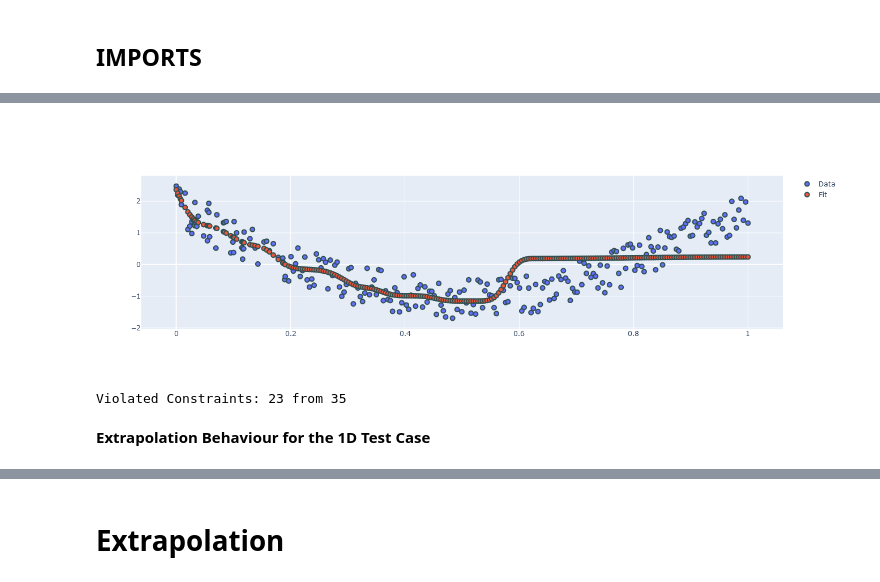
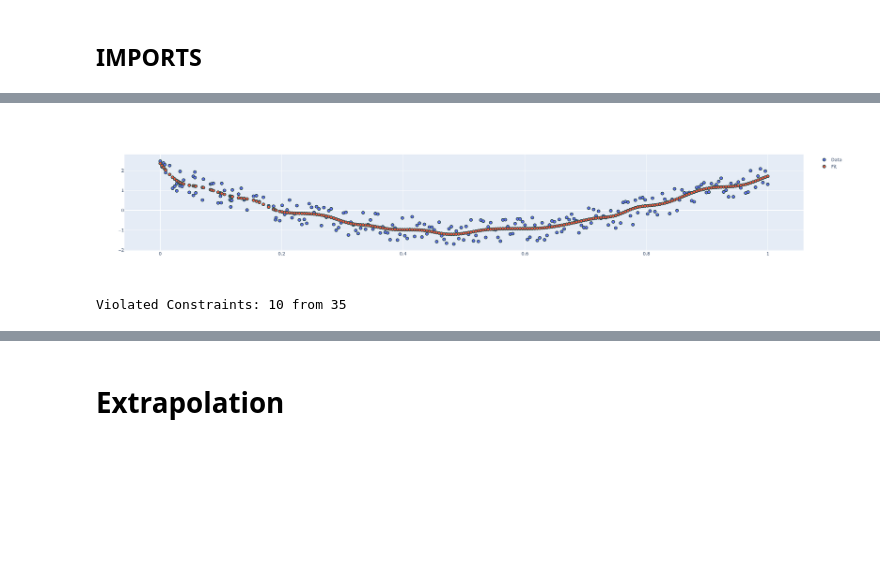
Before and after one commit to j-cap/Master-Thesis, a Jupyter notebook: Code/SplinesInPython/Testing_and_Typing.ipynb, the cells around one changed output, grey strips where cells are left out. Drawn from its saved outputs; the diff is of its cells as text; code cells hidden in the pictures; blank space fills up the shorter version.

```diff
--- a/Code/SplinesInPython/Testing_and_Typing.ipynb
+++ b/Code/SplinesInPython/Testing_and_Typing.ipynb
@@ -72,34 +40,32 @@ y.shape
 # %%
 # try CV on 1-d dataset
 
 # generate data
 np.random.seed(42)
 x_dense = np.random.random(50) * 0.2
 x_sparse = np.linspace(0.2,1,200)
 x_dense.sort()
 x=np.concatenate((x_dense, x_sparse))
 x = (x - x.min()) / (x.max() - x.min())
 n_samples = len(x)
 x = x.reshape((len(x), 1))
 y_true = -20*np.exp(-(x-0.5)**2)
 y = y_true + np.random.random(len(x)).reshape((len(x), 1))*2
 
 # try data standardization
 y = ( y - y.mean()) / y.std()
 
 x_ep = np.concatenate((np.linspace(-0.5,0,103), np.linspace(1, 1.5, 103)))
 y_ep_true = -20*np.exp(-(x_ep-0.5)**2) + 0.1*np.random.randn(len(x_ep),1)
 
 
 # generate parameter grid
 
-m1 = (("s(1)", "dec", 35, (0.1, 6000), "equidistant"),)
+m1 = (("s(1)", "valley", 35, (0.1, 6000), "equidistant"),)
 M1 = StarModel(description=m1)
 y_pred = M1.fit(X=x, y=y.ravel(), plot_=True)
 #M1.calc_GCV(X=x, y=y.ravel(), n_grid=2, p_min=1e-2, plot_=True)
-y_ep = M1.predict(X_pred=x_ep, extrapol_type="zero", depth=3)
+y_ep = M1.predict(X_pred=x_ep, extrapol_type="zero", depth=10)
 # %% [output]
-[figure, old version]
+[figure, new version]
-Violated Constraints: 23 from 35
+Violated Constraints: 10 from 35
-# %% [markdown]
-**Extrapolation Behaviour for the 1D Test Case**
```
Also changed, not shown: parts of 23 cells of this notebook.
